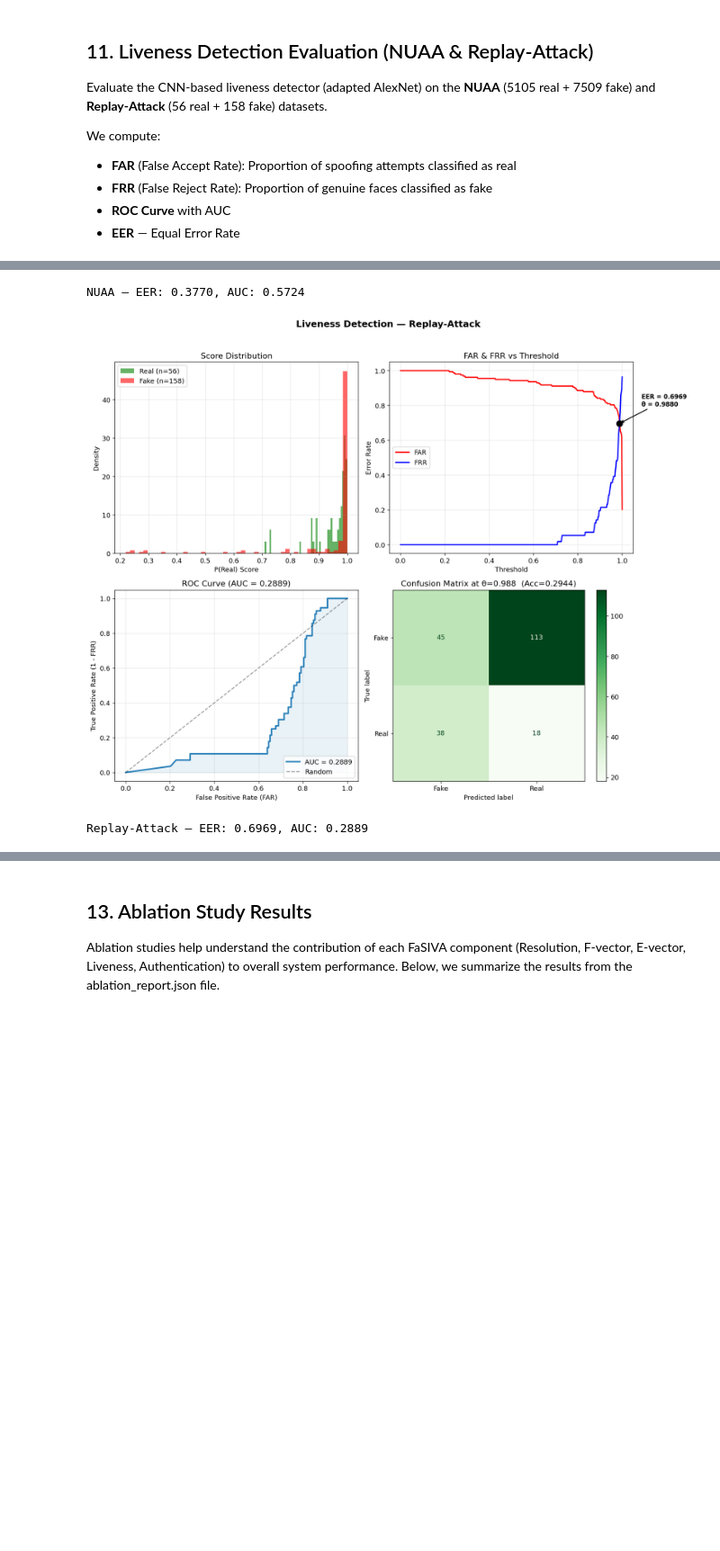
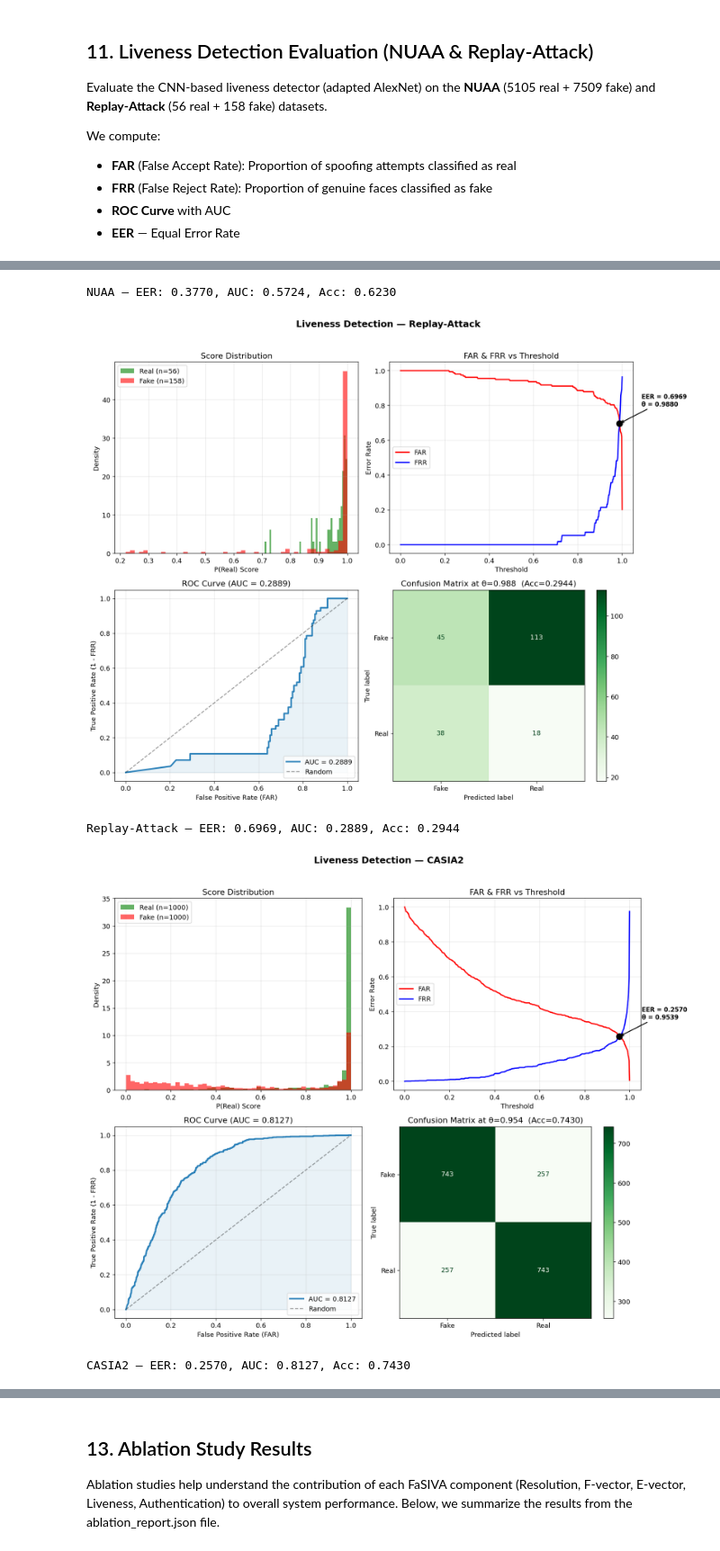
Before and after one commit to Nana-Dilan-kenye/FaSIVA, a Jupyter notebook: FaSIVA_Evaluation.ipynb, the cells around one changed output, grey strips where cells are left out. Shown at 90% size. Cells and saved outputs as stored; diff of their text form; code cells hidden in the pictures; blank space fills up the shorter version.

Commit message:
Fasiva Complete version _with end to end system accuracy

```diff
--- a/FaSIVA_Evaluation.ipynb
+++ b/FaSIVA_Evaluation.ipynb
@@ -116,6 +108,7 @@ def load_impostor_pairs(csv_path):
     return pairs
 
 # Load pairs
+DATASETS_DIR = os.path.join(BASE_DIR, 'dataset')
 match_csv = os.path.join(DATASETS_DIR, "matchpairsDevTest.csv")
 mismatch_csv = os.path.join(DATASETS_DIR, "mismatchpairsDevTest.csv")
 
@@ -694,7 +700,6 @@ Replay-Attack Fake: 158 images
 # ─── Score NUAA images ───
 print("Scoring NUAA images...")
 
-# Limit to speed things up (sample if too many)
 max_nuaa = 1000
 nuaa_real_sample = nuaa_real_test[:max_nuaa] if len(nuaa_real_test) > max_nuaa else nuaa_real_test
 nuaa_fake_sample = nuaa_fake_test[:max_nuaa] if len(nuaa_fake_test) > max_nuaa else nuaa_fake_test
@@ -733,6 +738,29 @@ for p in tqdm(replay_fake, desc="Replay Fake"):
 replay_real_scores = np.array(replay_real_scores)
 replay_fake_scores = np.array(replay_fake_scores)
 print(f"✅ Replay-Attack scored: {len(replay_real_scores)} real, {len(replay_fake_scores)} fake")
+
+# ─── Score CASIA2 images ───
+print("\nScoring CASIA2 images...")
+
+max_casia = 1000
+casia_real_sample = casia_real[:max_casia] if len(casia_real) > max_casia else casia_real
+casia_fake_sample = casia_fake[:max_casia] if len(casia_fake) > max_casia else casia_fake
+
+casia_real_scores = []
+for p in tqdm(casia_real_sample, desc="CASIA2 Real"):
+    s = get_live_score(p)
+    if s is not None:
+        casia_real_scores.append(s)
+
+casia_fake_scores = []
+for p in tqdm(casia_fake_sample, desc="CASIA2 Fake"):
+    s = get_live_score(p)
+    if s is not None:
+        casia_fake_scores.append(s)
+
+casia_real_scores = np.array(casia_real_scores)
+casia_fake_scores = np.array(casia_fake_scores)
+print(f"✅ CASIA2 scored: {len(casia_real_scores)} real, {len(casia_fake_scores)} fake")
 # %% [output]
 Scoring NUAA images...
 ✅ NUAA scored: 1000 real, 1000 fake
@@ -808,35 +839,43 @@ def evaluate_liveness_dataset(real_scores, fake_scores, dataset_name):
     ax.set_title(f'Confusion Matrix at θ={eer_t:.3f}  (Acc={acc:.4f})')
 
     plt.tight_layout()
     plt.savefig(f'liveness_{dataset_name.lower().replace("-","_").replace(" ","_")}.png', dpi=150, bbox_inches='tight')
     plt.show()
 
     return {
         'dataset': dataset_name,
         'eer': float(eer_val),
         'eer_threshold': float(eer_t),
         'auc': float(roc_auc),
         'accuracy': float(acc),
         'n_real': len(real_scores),
         'n_fake': len(fake_scores)
     }
 
-# ─── Evaluate both datasets ───
+# ─── Evaluate all three datasets ───
 liveness_results = {}
 
 if len(nuaa_real_scores) > 0 and len(nuaa_fake_scores) > 0:
     liveness_results['nuaa'] = evaluate_liveness_dataset(nuaa_real_scores, nuaa_fake_scores, 'NUAA')
-    print(f"\nNUAA — EER: {liveness_results['nuaa']['eer']:.4f}, AUC: {liveness_results['nuaa']['auc']:.4f}")
+    print(f"\nNUAA — EER: {liveness_results['nuaa']['eer']:.4f}, AUC: {liveness_results['nuaa']['auc']:.4f}, Acc: {liveness_results['nuaa']['accuracy']:.4f}")
 else:
     print("⚠️ NUAA dataset not available, skipping.")
 
 if len(replay_real_scores) > 0 and len(replay_fake_scores) > 0:
     liveness_results['replay_attack'] = evaluate_liveness_dataset(replay_real_scores, replay_fake_scores, 'Replay-Attack')
-    print(f"\nReplay-Attack — EER: {liveness_results['replay_attack']['eer']:.4f}, AUC: {liveness_results['replay_attack']['auc']:.4f}")
+    print(f"\nReplay-Attack — EER: {liveness_results['replay_attack']['eer']:.4f}, AUC: {liveness_results['replay_attack']['auc']:.4f}, Acc: {liveness_results['replay_attack']['accuracy']:.4f}")
 else:
     print("⚠️ Replay-Attack dataset not available, skipping.")
+
+if len(casia_real_scores) > 0 and len(casia_fake_scores) > 0:
+    liveness_results['casia2'] = evaluate_liveness_dataset(casia_real_scores, casia_fake_scores, 'CASIA2')
+    print(f"\nCASIA2 — EER: {liveness_results['casia2']['eer']:.4f}, AUC: {liveness_results['casia2']['auc']:.4f}, Acc: {liveness_results['casia2']['accuracy']:.4f}")
+else:
+    print("⚠️ CASIA2 dataset not available, skipping.")
 # %% [output]
 [figure]
-NUAA — EER: 0.3770, AUC: 0.5724
+NUAA — EER: 0.3770, AUC: 0.5724, Acc: 0.6230
 [figure]
-Replay-Attack — EER: 0.6969, AUC: 0.2889
+Replay-Attack — EER: 0.6969, AUC: 0.2889, Acc: 0.2944
+[figure, added]
+CASIA2 — EER: 0.2570, AUC: 0.8127, Acc: 0.7430
```
Also changed, not shown: parts of 8 cells of this notebook, 10 other files.
